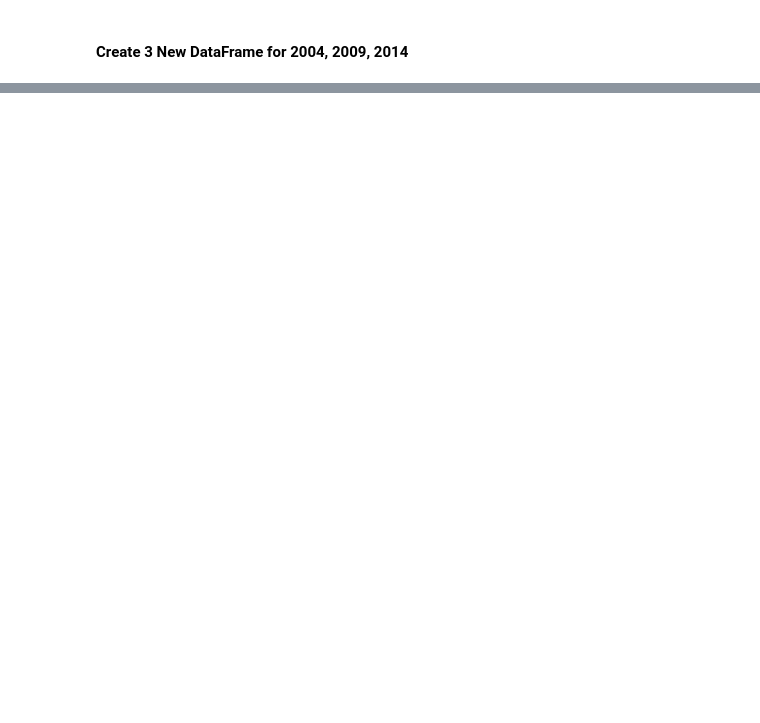
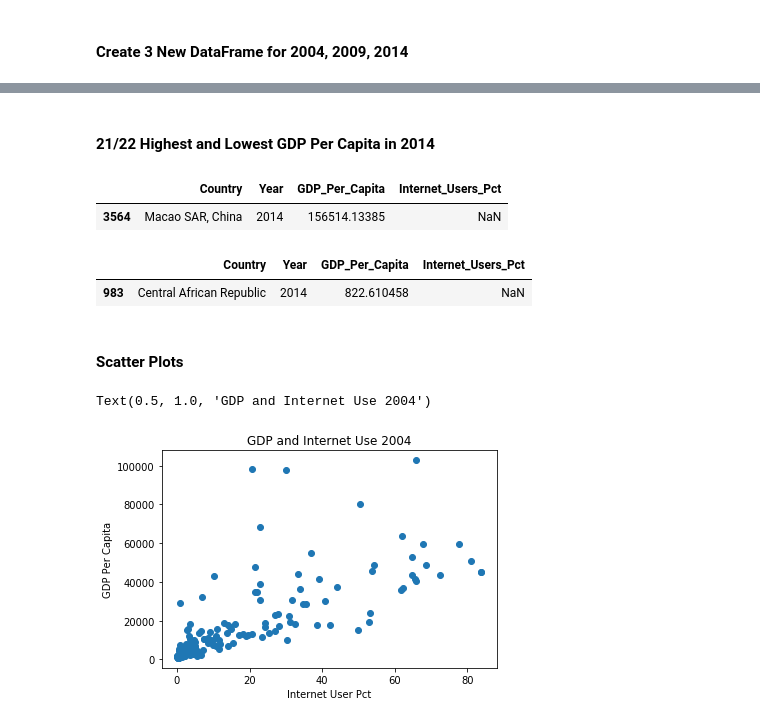
Before and after one commit to richietownsend/gdp-and-internet-usage-richietownsend, a Jupyter notebook: gdp_and_internet_usage.ipynb, the cells around one changed output, grey strips where cells are left out. Cells and saved outputs as stored; diff of their text form; code cells hidden in the pictures; blank space fills up the shorter version.

```diff
--- a/gdp_and_internet_usage.ipynb
+++ b/gdp_and_internet_usage.ipynb
@@ -164,0 +213,22 @@ gdp_and_internet_use_2014.Internet_Users_Pct.max()
+# %% [markdown]
+#### 21/22 Highest and Lowest GDP Per Capita in 2014
+# %%
+gdp_and_internet_use_2014[gdp_and_internet_use_2014.GDP_Per_Capita==gdp_and_internet_use_2014.GDP_Per_Capita.max()]
+# %% [output]
+|  | Country | Year | GDP_Per_Capita | Internet_Users_Pct |
+| 3564 | Macao SAR, China | 2014 | 156514.13385 | NaN |
+# %%
+gdp_and_internet_use_2014[gdp_and_internet_use_2014.GDP_Per_Capita==gdp_and_internet_use_2014.GDP_Per_Capita.min()]
+# %% [output]
+|  | Country | Year | GDP_Per_Capita | Internet_Users_Pct |
+| 983 | Central African Republic | 2014 | 822.610458 | NaN |
+# %% [markdown]
+#### Scatter Plots
+# %%
+plt.scatter(gdp_and_internet_use_2004.Internet_Users_Pct, gdp_and_internet_use_2004.GDP_Per_Capita)
+plt.xlabel('Internet User Pct')
+plt.ylabel('GDP Per Capita')
+plt.title('GDP and Internet Use 2004')
+# %% [output]
+Text(0.5, 1.0, 'GDP and Internet Use 2004')
+[figure, added]
```
Also changed, not shown: parts of 30 cells of this notebook.
